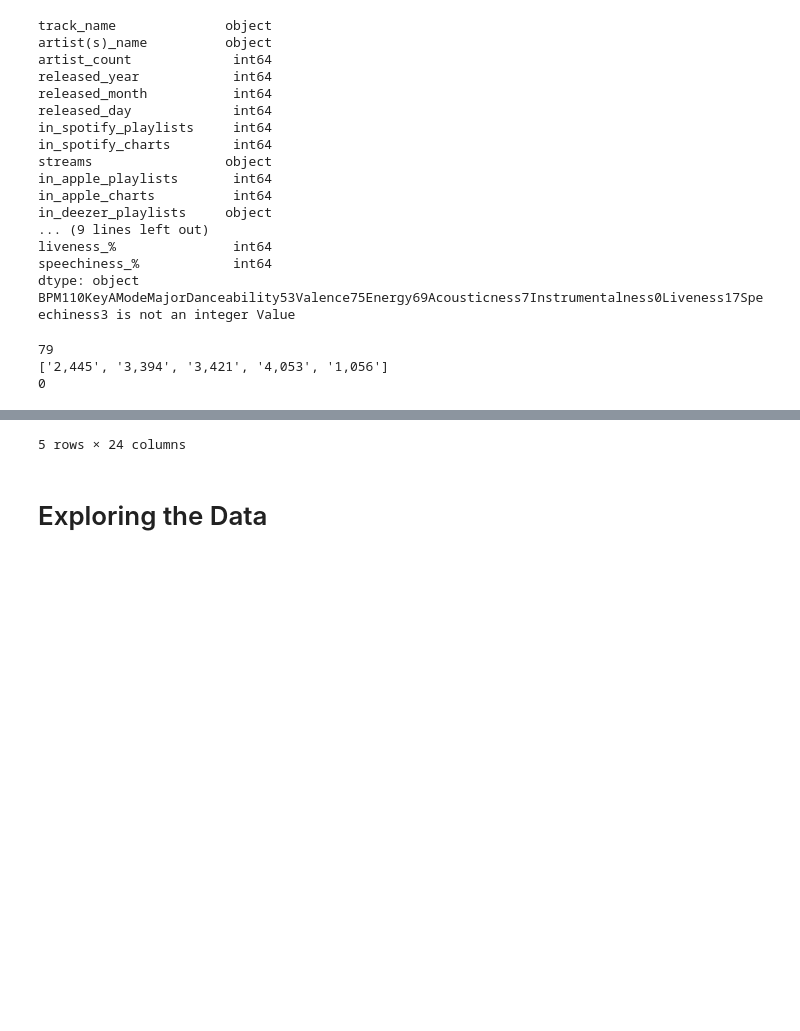
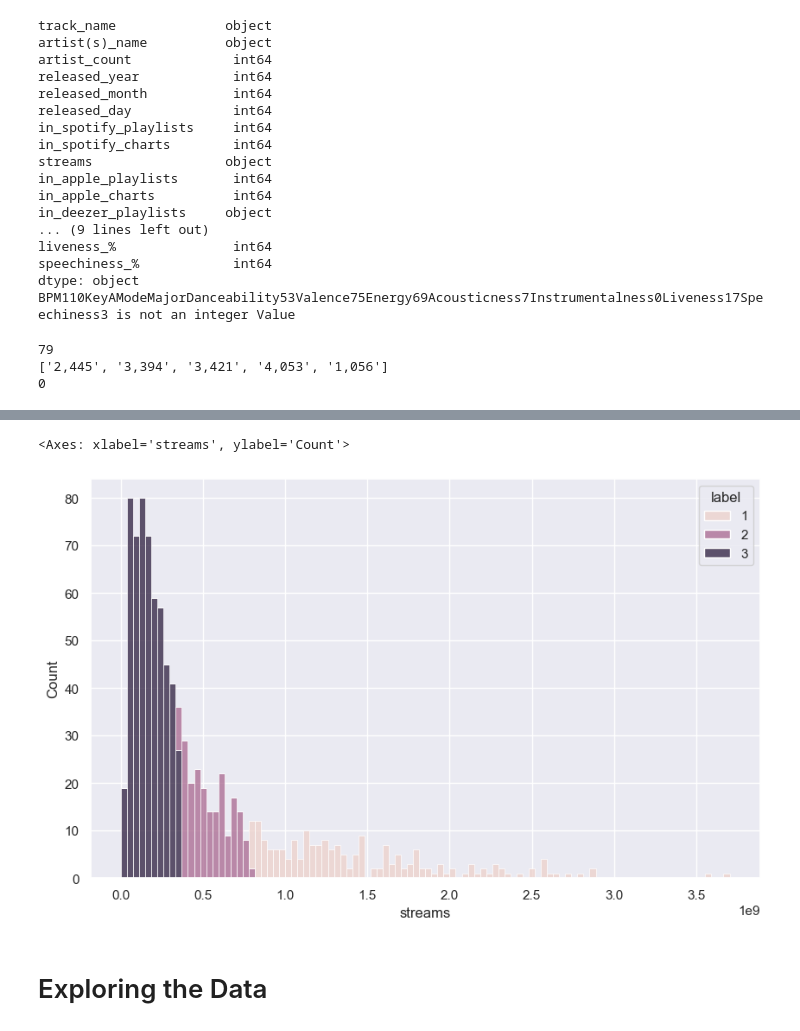
Before and after one commit to uzitak161/DS3000_Project, a Jupyter notebook: Project.EDA.ipynb, the cells around one changed output, grey strips where cells are left out. Drawn from its saved outputs; the diff is of its cells as text; code cells hidden in the pictures; blank space fills up the shorter version.

```diff
--- a/Project.EDA.ipynb
+++ b/Project.EDA.ipynb
@@ -139,4 +153,9 @@ df_sorted.iloc[400::, df_sorted.columns.get_loc('label')] = 3
 df = df_sorted
 
 df.head(5)
+
+
+# Plot the distributions grouped by label
+plt.figure(figsize=(10, 6))
+sns.histplot(data=df, x="streams", hue="label", multiple="stack", bins=100)
 # %% [output]
@@ -149,4 +162,5 @@ df.head(5)
-5 rows × 24 columns
+<Axes: xlabel='streams', ylabel='Count'>
+[figure, added]
 # %% [markdown]
 # Exploring the Data #
 # %% [markdown]
```
Also changed, not shown: parts of 5 cells of this notebook.
